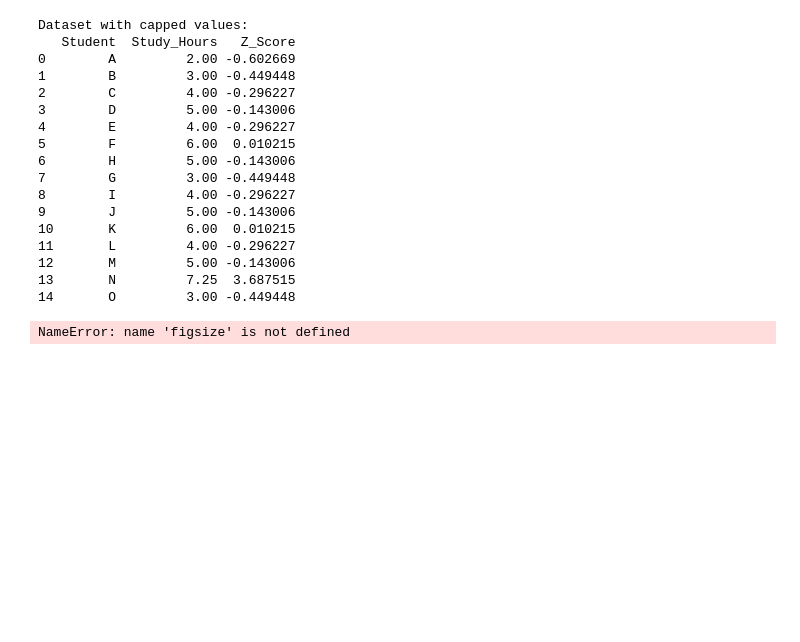
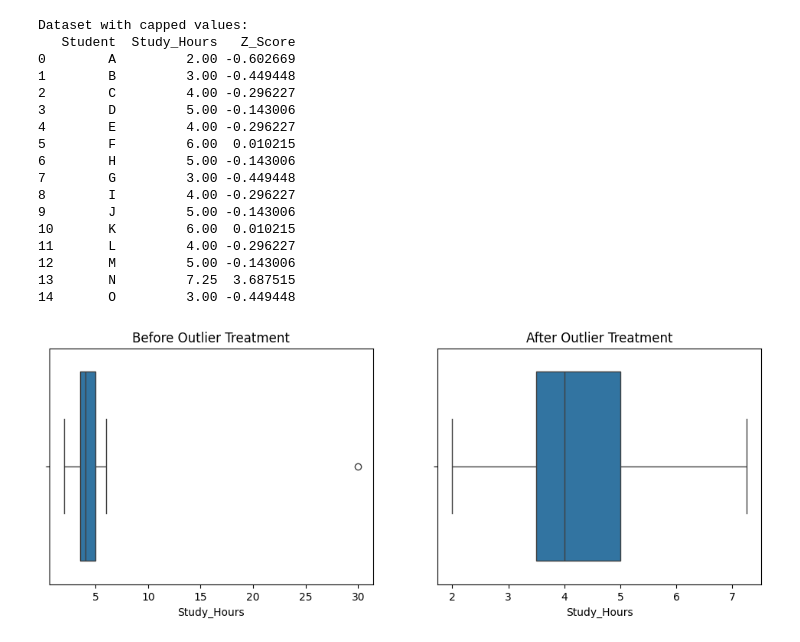
Before and after one commit to 2025csrohithf-spec/DAV_Lab, a Jupyter notebook: DAV_Lab_05.ipynb, the cells around one changed output. Saved outputs shown, nothing was run; the diff lists cells and outputs as text; code cells hidden in the pictures; blank space fills up the shorter version.

```diff
--- a/DAV_Lab_05.ipynb
+++ b/DAV_Lab_05.ipynb
@@ -179,13 +179,13 @@ Dataset with capped values:
 13       N         7.25  3.687515
 14       O         3.00 -0.449448
 # %%
-plt.figure(figsize(12,4))
-plt.subplot(1,2,1)
+plt.figure(figsize=(12, 4))
+plt.subplot(1, 2, 1)
 sns.boxplot(x=df["Study_Hours"])
 plt.title("Before Outlier Treatment")
-plt.subplot(1,2,2)
+plt.subplot(1, 2, 2)
 sns.boxplot(x=df_capped["Study_Hours"])
 plt.title("After Outlier Treatment")
 plt.show()
 # %% [output]
-NameError: name 'figsize' is not defined
+[figure, added]
```
